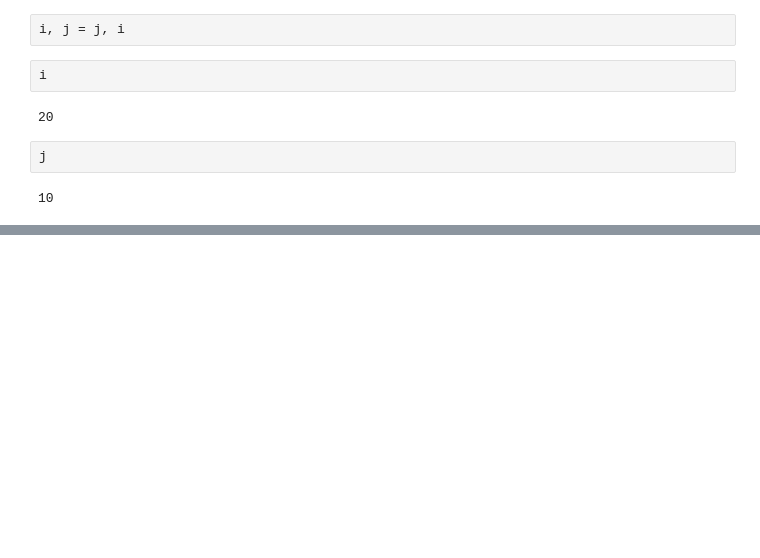
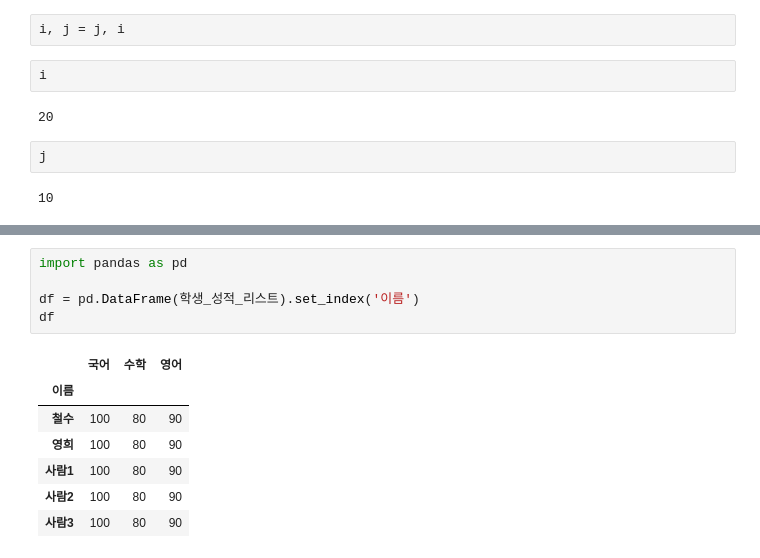
Before and after one commit to CodingSta/demo-pusan-201902-python, a Jupyter notebook: Python 1.ipynb, the cells around one changed output, grey strips where cells are left out. Cells and saved outputs as stored; diff of their text form; blank space fills up the shorter version.

```diff
--- a/Python 1.ipynb
+++ b/Python 1.ipynb
@@ -410,0 +512,13 @@ j
+# %%
+import pandas as pd
+
+df = pd.DataFrame(학생_성적_리스트).set_index('이름')
+df
+# %% [output]
+|  | 국어 | 수학 | 영어 |
+| 이름 |  |  |  |
+| 철수 | 100 | 80 | 90 |
+| 영희 | 100 | 80 | 90 |
+| 사람1 | 100 | 80 | 90 |
+| 사람2 | 100 | 80 | 90 |
+| 사람3 | 100 | 80 | 90 |
```
Also changed, not shown: parts of 46 cells of this notebook.
